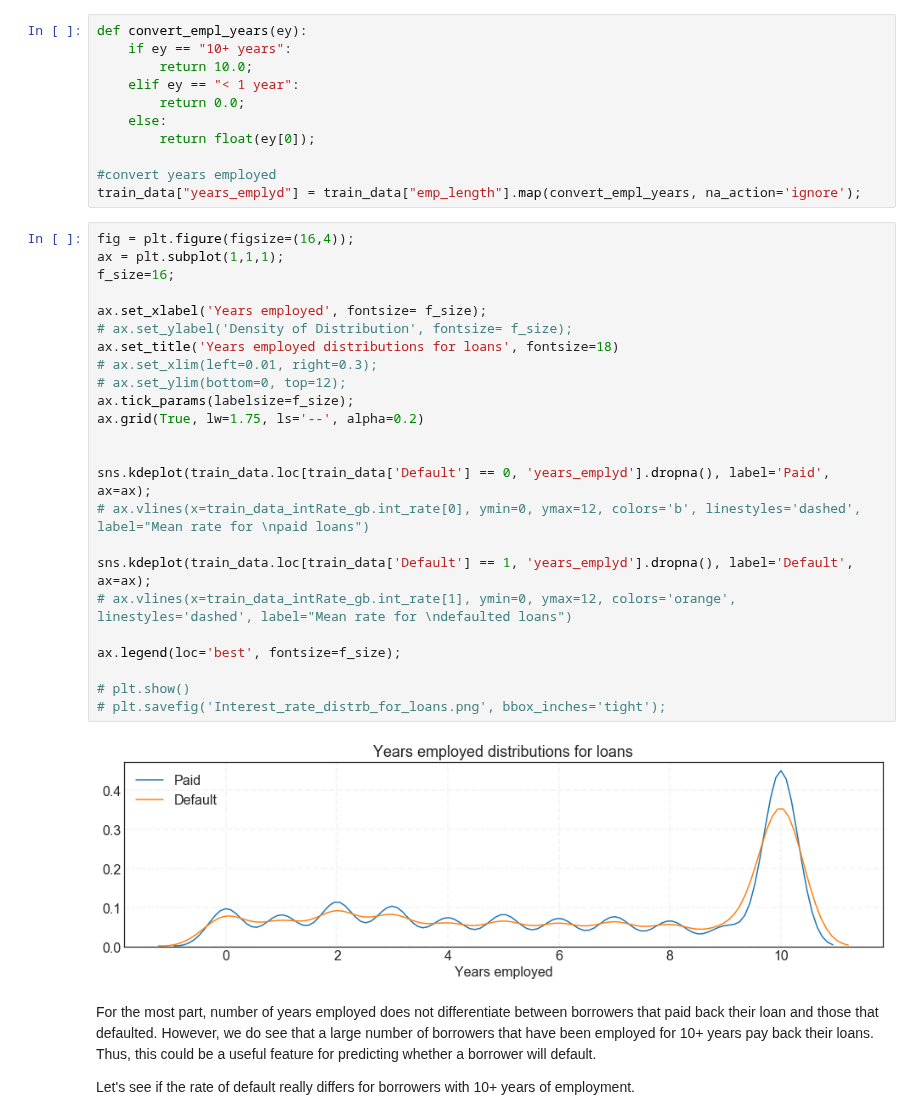
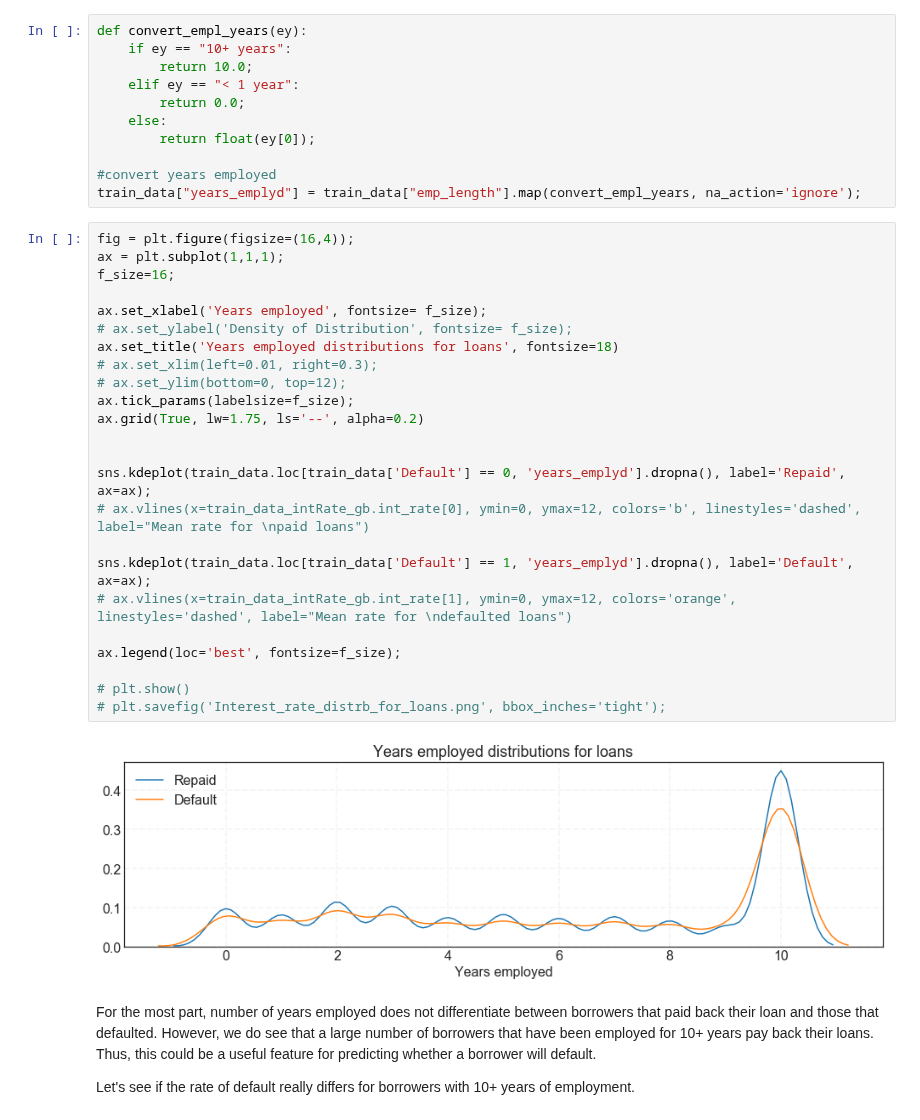
Before and after one commit to bhavenp/209A-FinalProject, a Jupyter notebook: bhaven/EDA_for_final.ipynb, the cells around one changed output. Saved outputs shown, nothing was run; the diff lists cells and outputs as text.

```diff
--- a/bhaven/EDA_for_final.ipynb
+++ b/bhaven/EDA_for_final.ipynb
@@ -208,29 +208,29 @@ train_data["years_emplyd"] = train_data["emp_length"].map(convert_empl_years, na
 # %%
 fig = plt.figure(figsize=(16,4));
 ax = plt.subplot(1,1,1);
 f_size=16;
 
 ax.set_xlabel('Years employed', fontsize= f_size);
 # ax.set_ylabel('Density of Distribution', fontsize= f_size);
 ax.set_title('Years employed distributions for loans', fontsize=18)
 # ax.set_xlim(left=0.01, right=0.3);
 # ax.set_ylim(bottom=0, top=12);
 ax.tick_params(labelsize=f_size);
 ax.grid(True, lw=1.75, ls='--', alpha=0.2)
 
 
-sns.kdeplot(train_data.loc[train_data['Default'] == 0, 'years_emplyd'].dropna(), label='Paid', ax=ax);
+sns.kdeplot(train_data.loc[train_data['Default'] == 0, 'years_emplyd'].dropna(), label='Repaid', ax=ax);
 # ax.vlines(x=train_data_intRate_gb.int_rate[0], ymin=0, ymax=12, colors='b', linestyles='dashed', label="Mean rate for \npaid loans")
 
 sns.kdeplot(train_data.loc[train_data['Default'] == 1, 'years_emplyd'].dropna(), label='Default', ax=ax);
 # ax.vlines(x=train_data_intRate_gb.int_rate[1], ymin=0, ymax=12, colors='orange', linestyles='dashed', label="Mean rate for \ndefaulted loans")
 
 ax.legend(loc='best', fontsize=f_size);
 
 # plt.show()
 # plt.savefig('Interest_rate_distrb_for_loans.png', bbox_inches='tight');
 # %% [output]
-[figure, old version]
+[figure, new version]
 # %% [markdown]
 For the most part, number of years employed does not differentiate between borrowers that paid back their loan and those that defaulted. However, we do see that a large number of borrowers that have been employed for 10+ years pay back their loans. Thus, this could be a useful feature for predicting whether a borrower will default.
 
```
Also changed, not shown: parts of 13 cells of this notebook.
